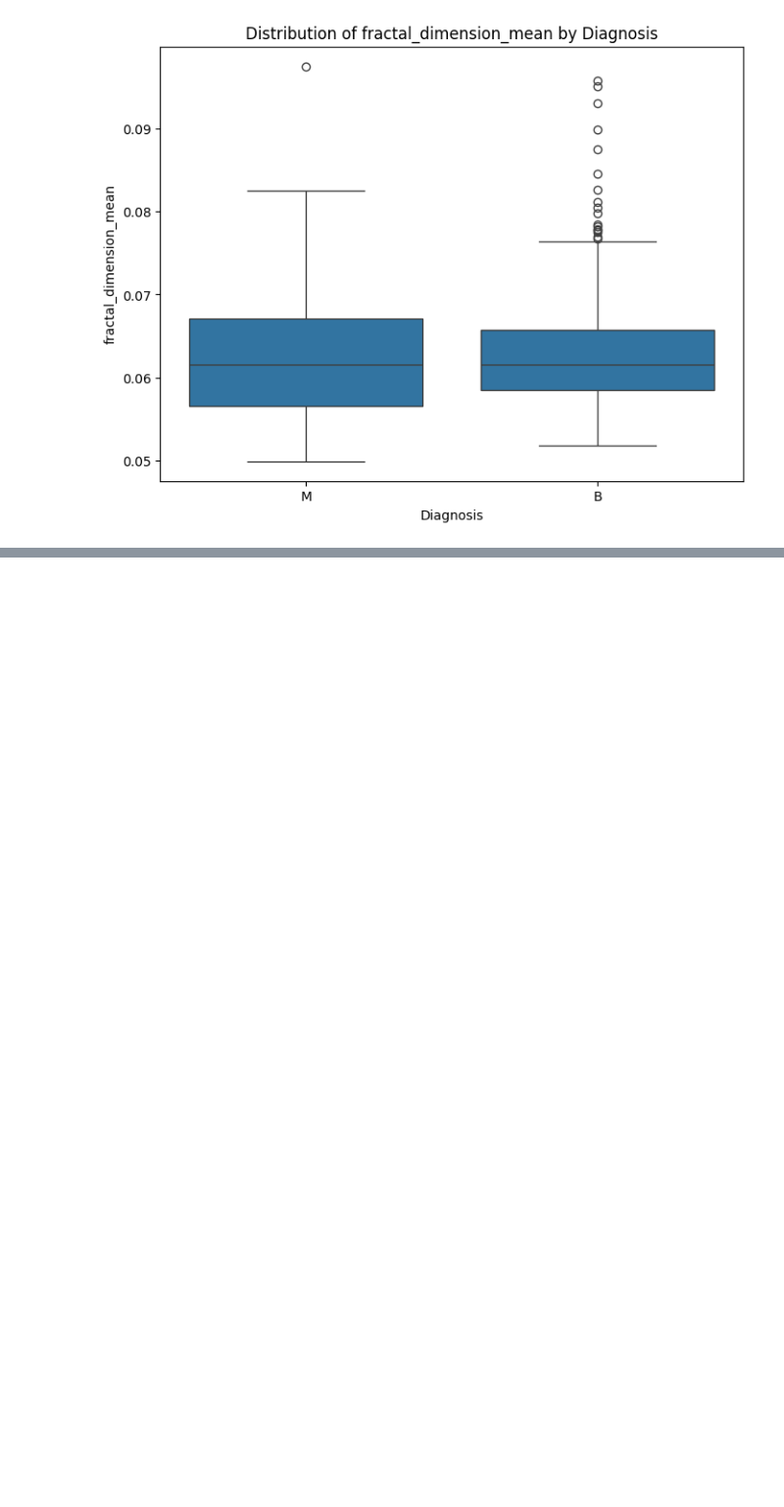
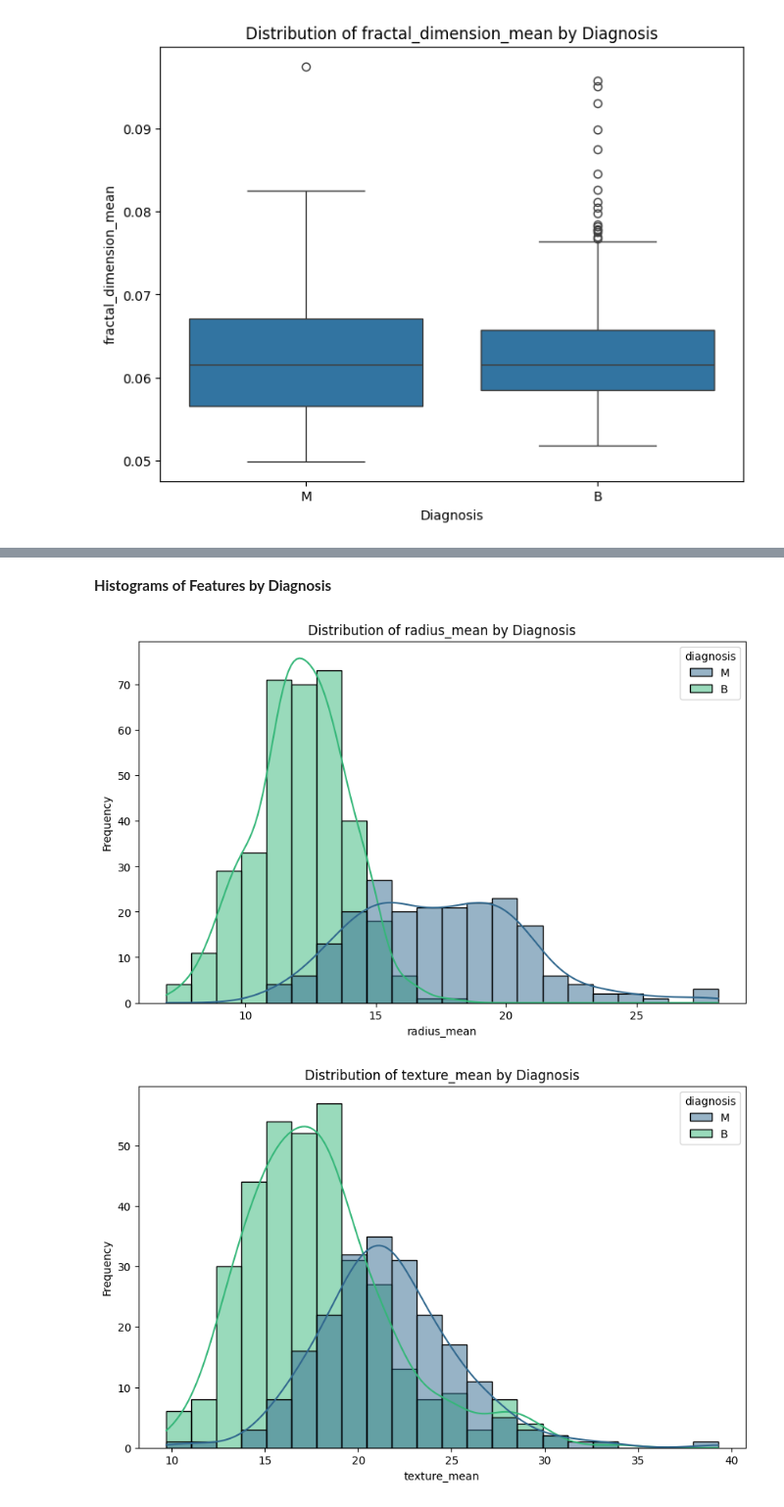
Before and after one commit to dindahanifa/mechine_learning, a Jupyter notebook: Breast_Cancer_Wisconsin.ipynb, the cells around one changed output, grey strips where cells are left out. Shown at 98% size. Drawn from its saved outputs; the diff is of its cells as text; code cells hidden in the pictures; blank space fills up the shorter version.

```diff
--- a/Breast_Cancer_Wisconsin.ipynb
+++ b/Breast_Cancer_Wisconsin.ipynb
@@ -213,0 +281,16 @@ for feature in feature_columns:
+# %% [markdown]
+**Histograms of Features by Diagnosis**
+# %%
+feature_columns = data.columns.tolist()
+feature_columns.remove('diagnosis')
+
+for feature in feature_columns:
+    plt.figure(figsize=(10, 6))
+    sns.histplot(data=data, x=feature, hue='diagnosis', kde=True, palette='viridis')
+    plt.title(f'Distribution of {feature} by Diagnosis')
+    plt.xlabel(feature)
+    plt.ylabel('Frequency')
+    plt.show()
+# %% [output]
+[figure, added]
+[figure, added]
```
Also changed, not shown: parts of 10 cells of this notebook.
